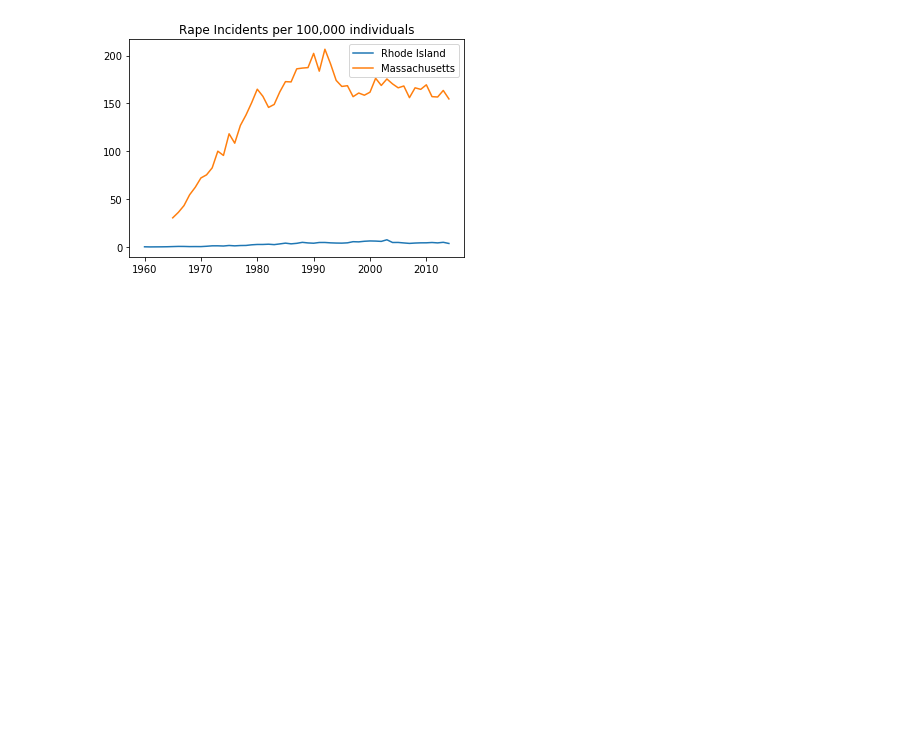
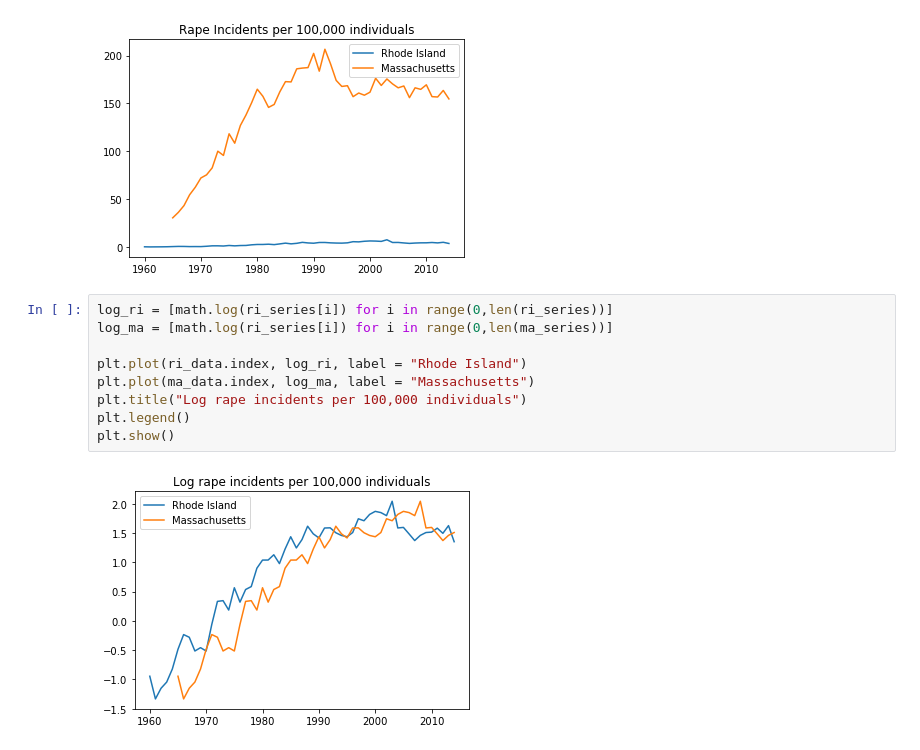
Before and after one commit to rachelsanderson/fiddling, a Jupyter notebook: clean_ts.py.ipynb, the cells around one changed output. Drawn from its saved outputs; the diff is of its cells as text; blank space fills up the shorter version.

```diff
--- a/clean_ts.py.ipynb
+++ b/clean_ts.py.ipynb
@@ -135,3 +135,14 @@ plt.legend()
 plt.show()
 # %% [output]
 [figure]
+# %%
+log_ri = [math.log(ri_series[i]) for i in range(0,len(ri_series))]
+log_ma = [math.log(ri_series[i]) for i in range(0,len(ma_series))]
+
+plt.plot(ri_data.index, log_ri, label = "Rhode Island")
+plt.plot(ma_data.index, log_ma, label = "Massachusetts")
+plt.title("Log rape incidents per 100,000 individuals")
+plt.legend()
+plt.show()
+# %% [output]
+[figure, added]
```
